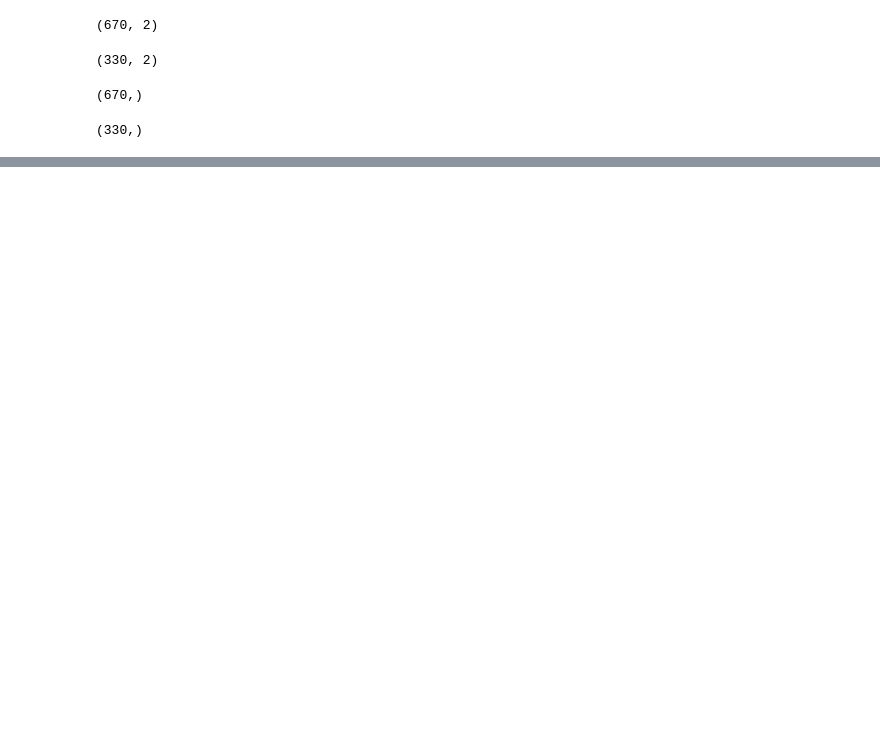
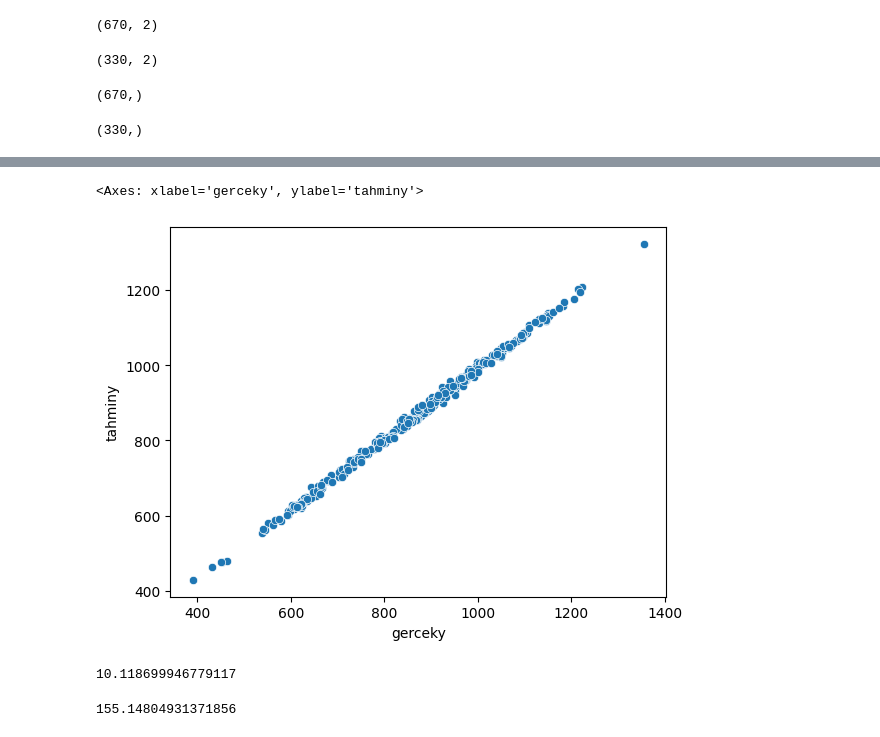
Before and after one commit to emreaytas/PYTHON2, a Jupyter notebook: TENSORFLOW/29TensorStart.ipynb, the cells around one changed output, grey strips where cells are left out. Saved outputs shown, nothing was run; the diff lists cells and outputs as text; code cells hidden in the pictures; blank space fills up the shorter version.

```diff
--- a/TENSORFLOW/29TensorStart.ipynb
+++ b/TENSORFLOW/29TensorStart.ipynb
@@ -59,0 +189,3 @@ y_test.shape # 330 tanesi test için kullanıldık
+# %%
+tahmindf = pd.DataFrame(y_test,columns=["gerceky"])
+tahmindf.head()
@@ -59,0 +199,7 @@ y_test.shape # 330 tanesi test için kullanıldık
+# %%
+testtahminleri = pd.DataFrame(testtahminleri.reshape(330,)) # şeklini değiştirdik ve sonra dataframe elde ettik...
+# %%
+tahmindf = pd.concat([tahmindf,testtahminleri],axis=1) # dataframeleri birleştirdik...
+# %%
+tahmindf.columns = ["gerceky","tahminy"]
+tahmindf # bakınca aralarında aman aman bir fark yok...
@@ -59,0 +220,15 @@ y_test.shape # 330 tanesi test için kullanıldık
+# %%
+sbn.scatterplot(x = "gerceky",y = "tahminy",data=tahmindf)
+# %% [output]
+<Axes: xlabel='gerceky', ylabel='tahminy'>
+[figure, added]
+# %%
+# hataların gerçek değerini alabiliriz sklearn ile böylece gerçek değerlendirme yapabiliriz.
+from sklearn.metrics import mean_absolute_error,mean_squared_error
+mean_absolute_error(tahmindf["gerceky"],tahmindf["tahminy"]) # bir değer verdi. iyi mi kötü mü verilere göre değişebilir. neye göre kıyaslayacağımız değişir. 10 VERDİ. mesela ortalama 300 10 bir şey değildir.  ama nükleer sistem içinse büyük olabilirdi. aslında verilere ve işe göre değişebilir.
+# %% [output]
+10.118699946779117
+# %%
+ mean_squared_error(tahmindf["gerceky"],tahmindf["tahminy"])
+# %% [output]
+155.14804931371856
```
Also changed, not shown: parts of 36 cells of this notebook, 5 other files.
